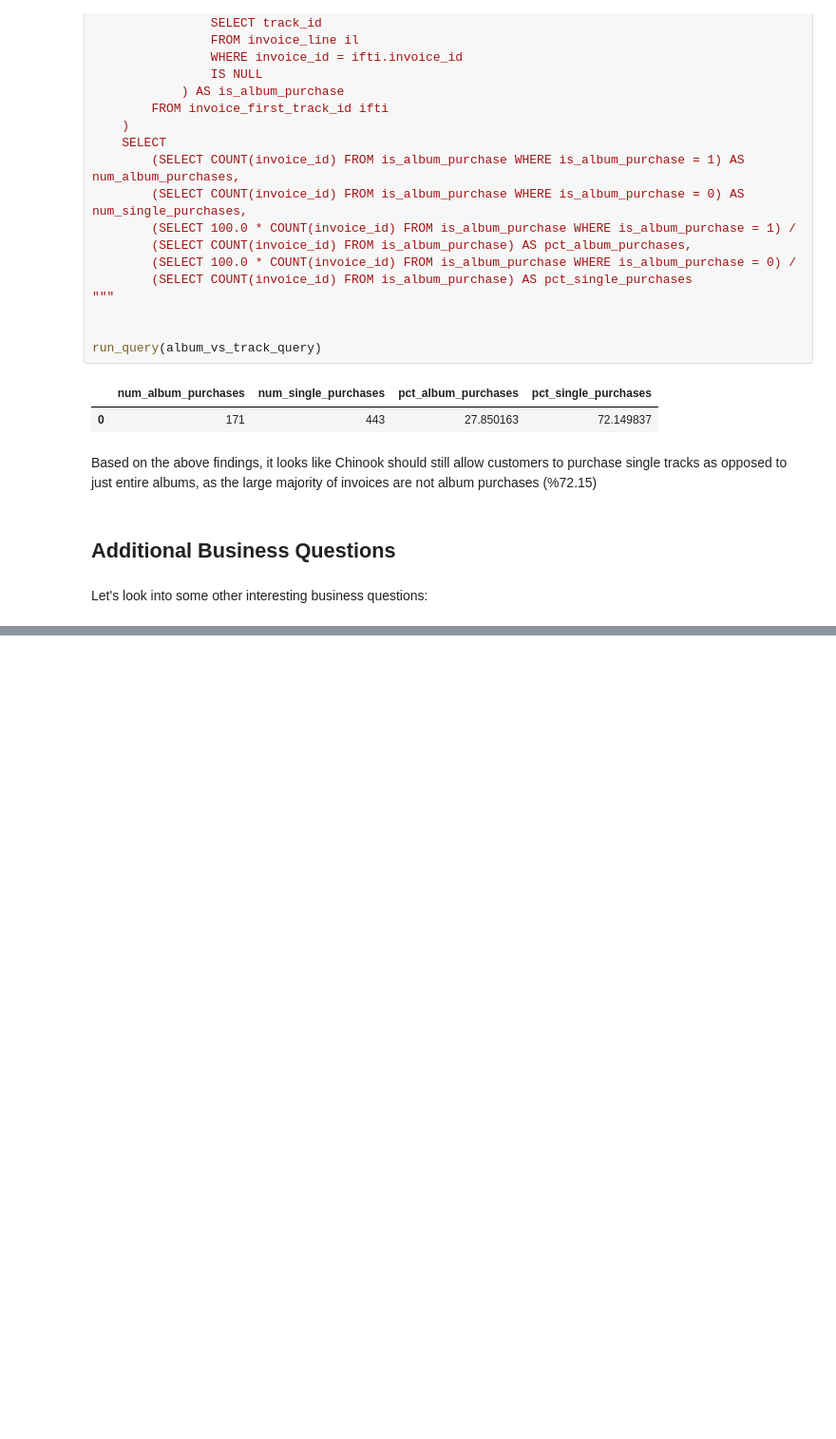
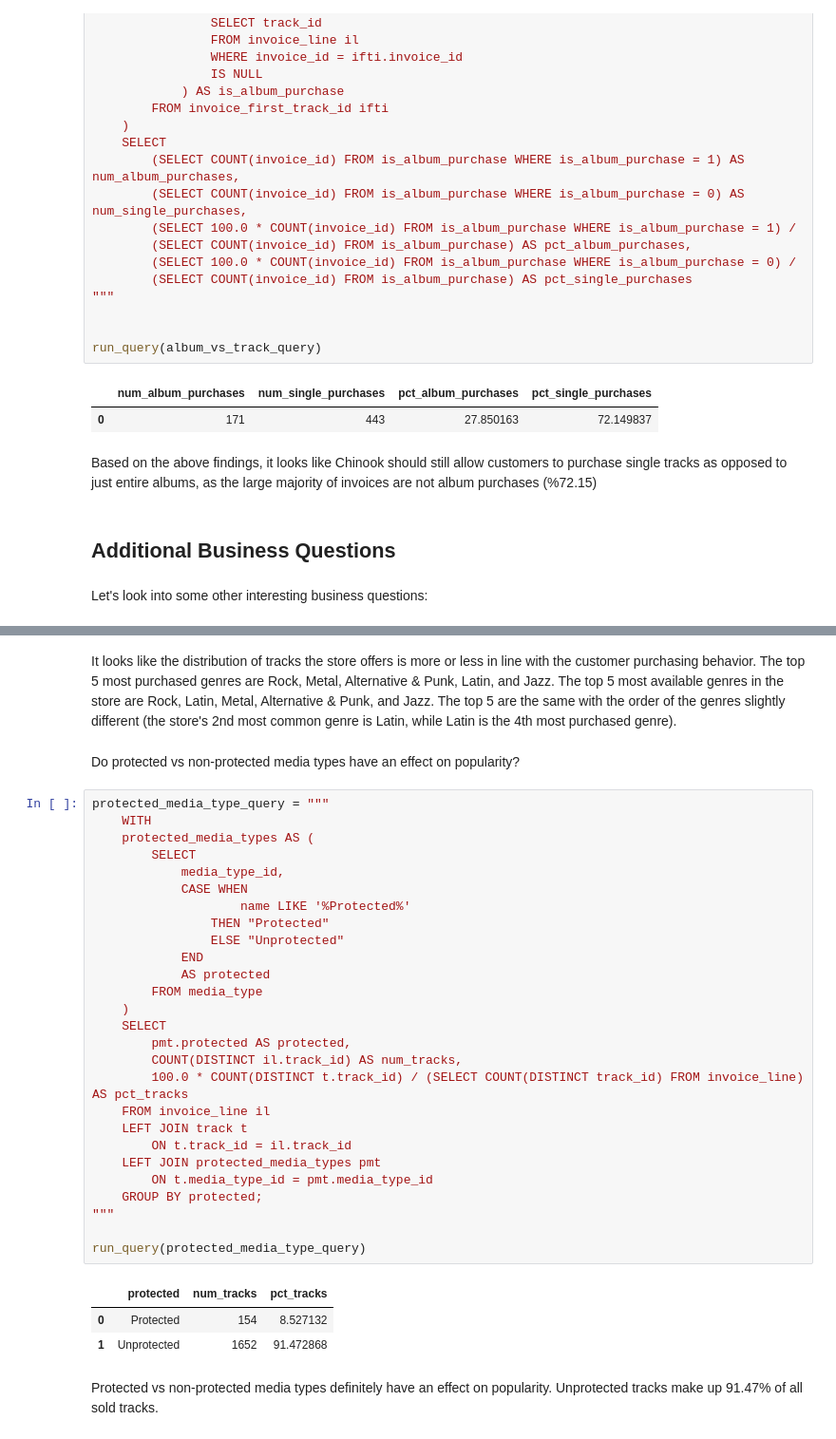
Before and after one commit to clu0501/answer-business-questions-sql, a Jupyter notebook: Basics.ipynb, the cells around one changed output, grey strips where cells are left out. Shown at 95% size. Saved outputs shown, nothing was run; the diff lists cells and outputs as text; blank space fills up the shorter version.

```diff
--- a/Basics.ipynb
+++ b/Basics.ipynb
@@ -259,0 +376,37 @@ Let's look into some other interesting business questions:
+# %% [markdown]
+It looks like the distribution of tracks the store offers is more or less in line with the customer purchasing behavior. The top 5 most purchased genres are Rock, Metal, Alternative & Punk, Latin, and Jazz. The top 5 most available genres in the store are Rock, Latin, Metal, Alternative & Punk, and Jazz. The top 5 are the same with the order of the genres slightly different (the store's 2nd most common genre is Latin, while Latin is the 4th most purchased genre).
+# %% [markdown]
+Do protected vs non-protected media types have an effect on popularity?
+# %%
+protected_media_type_query = """
+    WITH
+    protected_media_types AS (
+        SELECT
+            media_type_id,
+            CASE WHEN
+                    name LIKE '%Protected%'
+                THEN "Protected"
+                ELSE "Unprotected"
+            END
+            AS protected
+        FROM media_type
+    )
+    SELECT
+        pmt.protected AS protected,
+        COUNT(DISTINCT il.track_id) AS num_tracks,
+        100.0 * COUNT(DISTINCT t.track_id) / (SELECT COUNT(DISTINCT track_id) FROM invoice_line) AS pct_tracks
+    FROM invoice_line il
+    LEFT JOIN track t
+        ON t.track_id = il.track_id
+    LEFT JOIN protected_media_types pmt
+        ON t.media_type_id = pmt.media_type_id
+    GROUP BY protected;
+"""
+
+run_query(protected_media_type_query)
+# %% [output]
+|  | protected | num_tracks | pct_tracks |
+| 0 | Protected | 154 | 8.527132 |
+| 1 | Unprotected | 1652 | 91.472868 |
+# %% [markdown]
+Protected vs non-protected media types definitely have an effect on popularity. Unprotected tracks make up 91.47% of all sold tracks.
```
Also changed, not shown: parts of 7 cells of this notebook.
